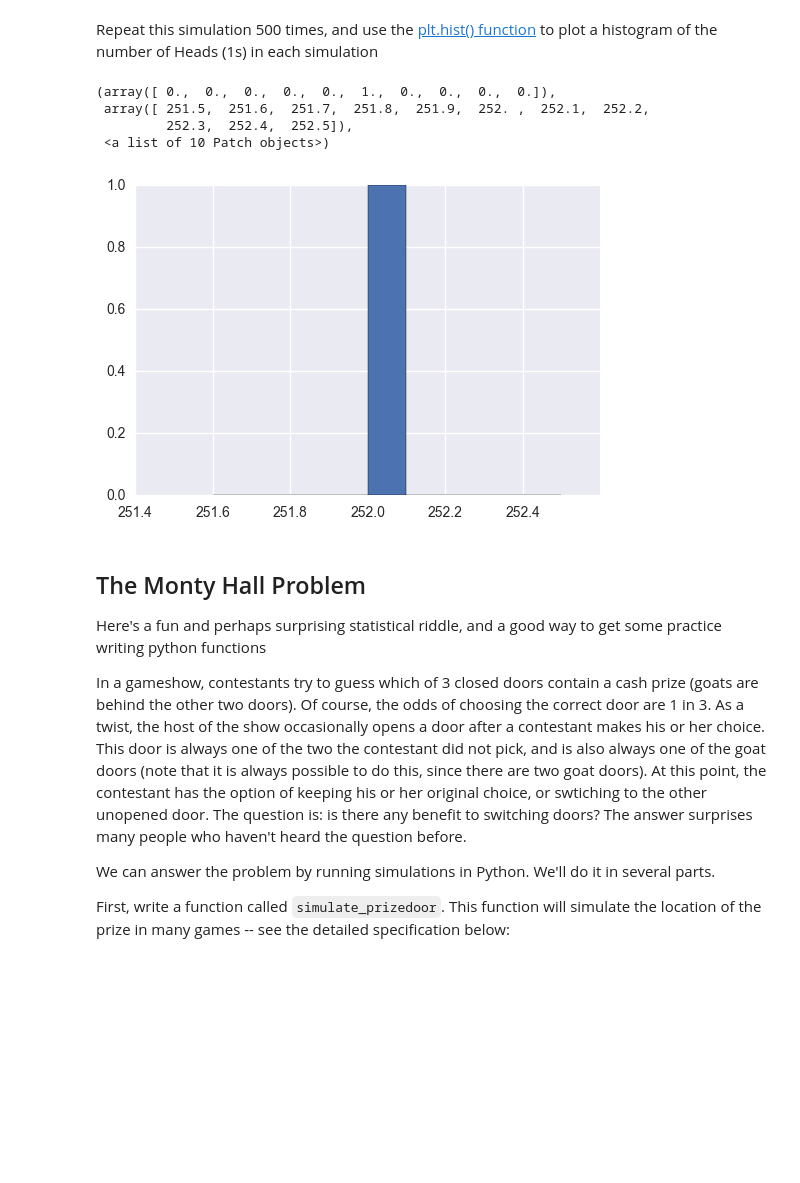
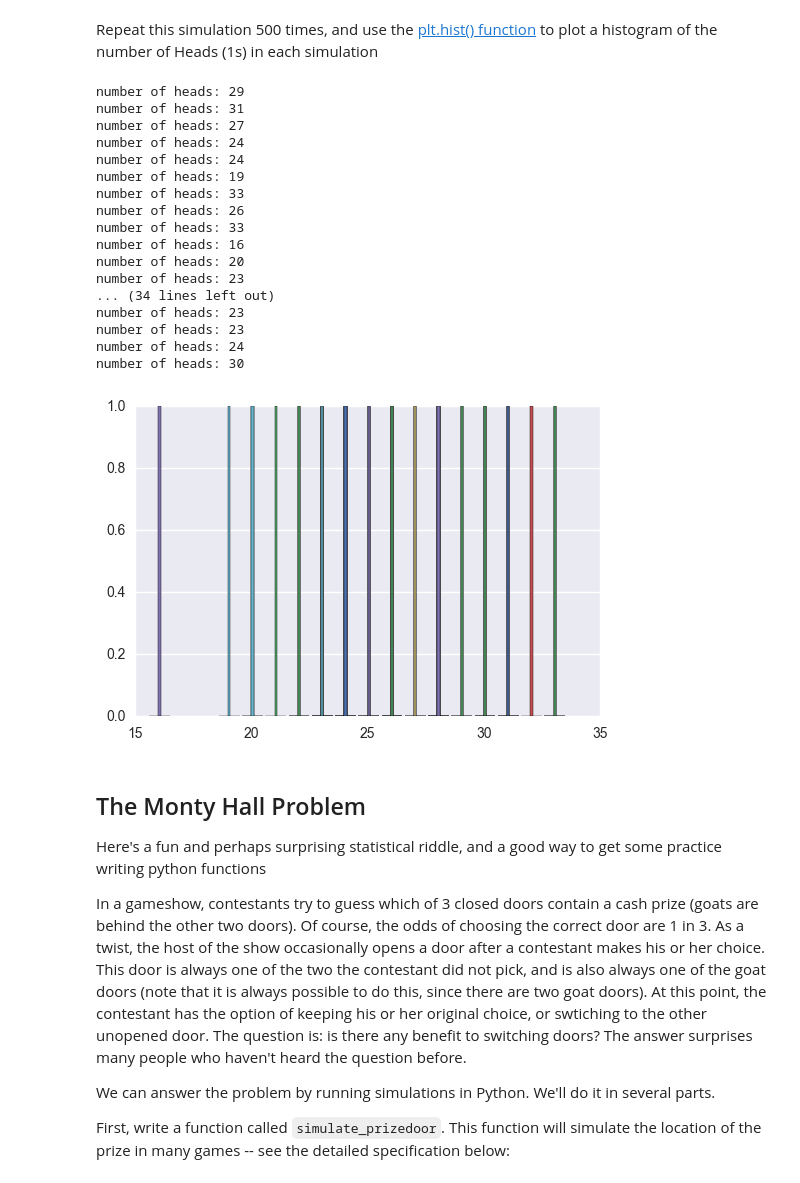
Before and after one commit to samdish/2015lab1, a Jupyter notebook: hw0.ipynb, the cells around one changed output. Saved outputs shown, nothing was run; the diff lists cells and outputs as text; code cells hidden in the pictures; blank space fills up the shorter version.

```diff
--- a/hw0.ipynb
+++ b/hw0.ipynb
@@ -227,15 +226,32 @@ print "number of heads:", x
 number of heads: 252
 # %% [markdown]
 Repeat this simulation 500 times, and use the [plt.hist() function](http://matplotlib.org/api/pyplot_api.html#matplotlib.pyplot.hist) to plot a histogram of the number of Heads (1s) in each simulation
-# %%
-#your code here
-plt.hist(x)
-# %% [output]
-(array([ 0.,  0.,  0.,  0.,  0.,  1.,  0.,  0.,  0.,  0.]),
- array([ 251.5,  251.6,  251.7,  251.8,  251.9,  252. ,  252.1,  252.2,
-         252.3,  252.4,  252.5]),
- <a list of 10 Patch objects>)
-[figure, removed]
+# %%
+#your code here
+#i=0
+for i in range (0,50):
+    x = np.random.binomial(50, .5)
+    plt.hist(x)
+    print "number of heads:", x
+# %% [output]
+number of heads: 29
+number of heads: 31
+number of heads: 27
+number of heads: 24
+number of heads: 24
+number of heads: 19
+number of heads: 33
+number of heads: 26
+number of heads: 33
+number of heads: 16
+number of heads: 20
+number of heads: 23
+... (34 lines left out)
+number of heads: 23
+number of heads: 23
+number of heads: 24
+number of heads: 30
+[figure, added]
 # %% [markdown]
 ## The Monty Hall Problem
 
```
Also changed, not shown: parts of 5 cells of this notebook, 1 other file.
